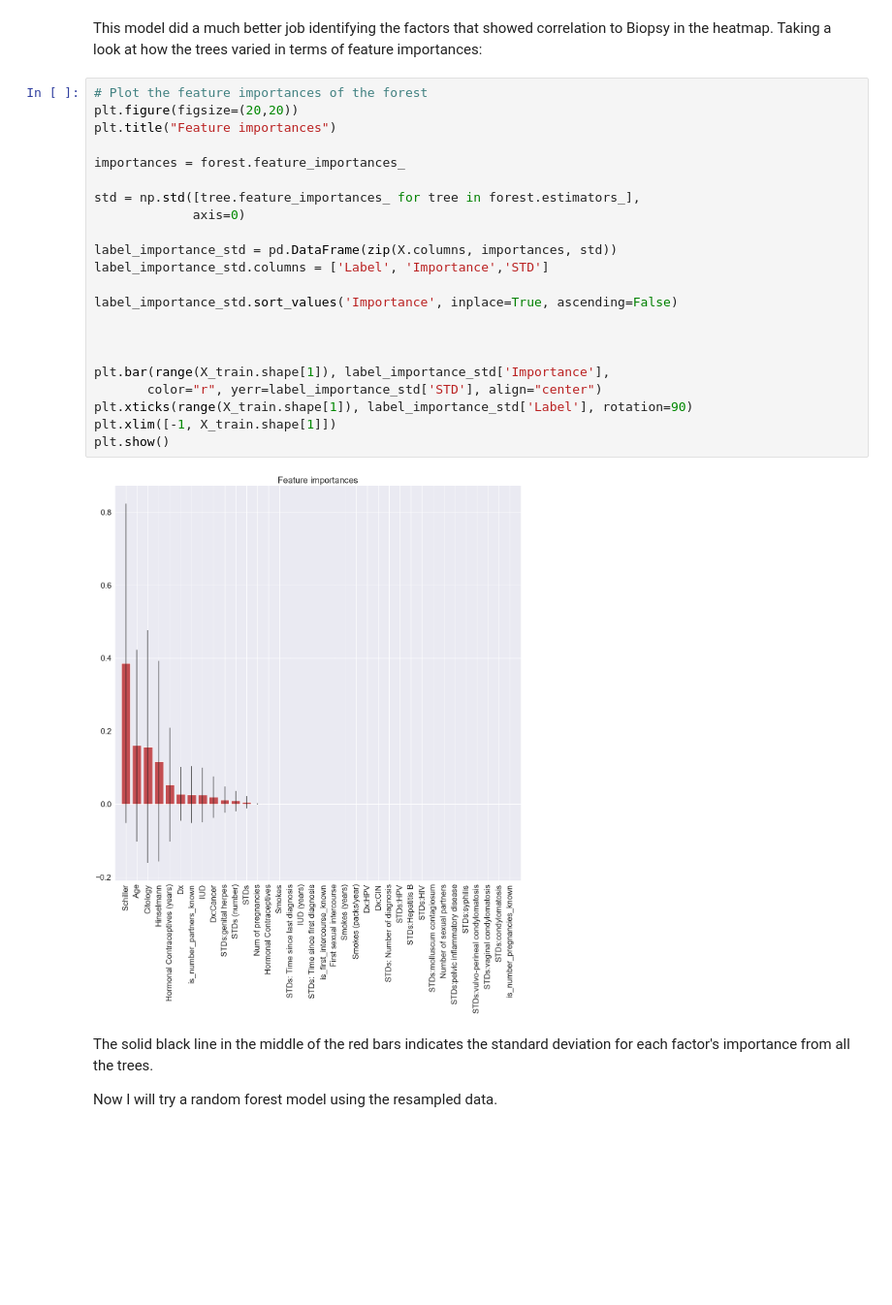
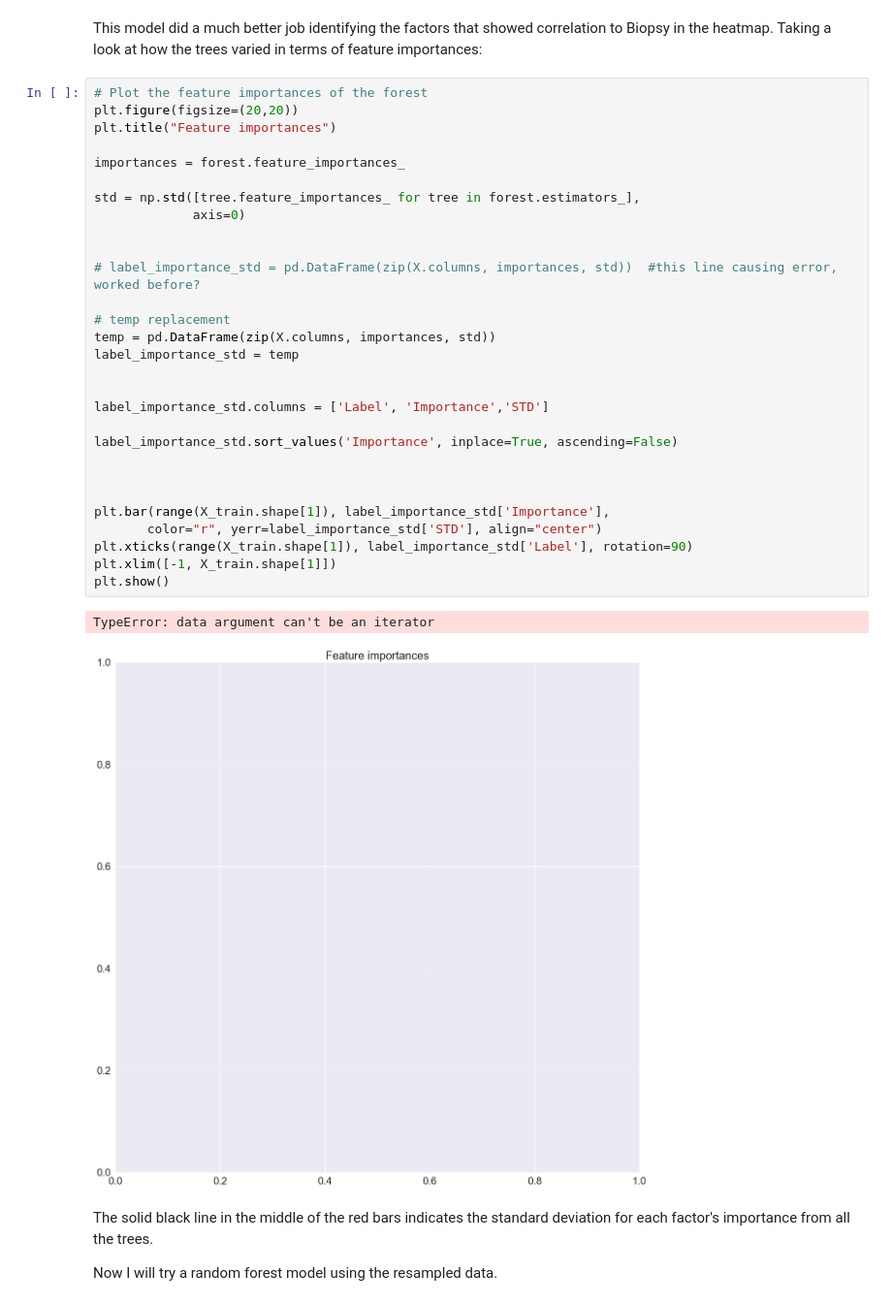
Before and after one commit to giorosati/dsc-3-final-project-online-ds-pt-100118, a Jupyter notebook: student_v2.ipynb, the cells around one changed output. Shown at 97% size. Cells and saved outputs as stored; diff of their text form; blank space fills up the shorter version.

```diff
--- a/student_v2.ipynb
+++ b/student_v2.ipynb
@@ -1373,27 +1386,35 @@ Taking a look at how the trees varied in terms of feature importances:
 # %%
 # Plot the feature importances of the forest
 plt.figure(figsize=(20,20))
 plt.title("Feature importances")
 
 importances = forest.feature_importances_
 
 std = np.std([tree.feature_importances_ for tree in forest.estimators_],
              axis=0)
 
-label_importance_std = pd.DataFrame(zip(X.columns, importances, std))
+
+# label_importance_std = pd.DataFrame(zip(X.columns, importances, std))  #this line causing error, worked before?
+
+# temp replacement
+temp = pd.DataFrame(zip(X.columns, importances, std))
+label_importance_std = temp
+
+
 label_importance_std.columns = ['Label', 'Importance','STD']
 
 label_importance_std.sort_values('Importance', inplace=True, ascending=False)
 
 
 
 plt.bar(range(X_train.shape[1]), label_importance_std['Importance'],
        color="r", yerr=label_importance_std['STD'], align="center")
 plt.xticks(range(X_train.shape[1]), label_importance_std['Label'], rotation=90)
 plt.xlim([-1, X_train.shape[1]])
 plt.show()
 # %% [output]
+TypeError: data argument can't be an iterator
-[figure, old version]
+[figure, new version]
 # %% [markdown]
 The solid black line in the middle of the red bars indicates the standard deviation for each factor's importance from all the trees.
 
```
Also changed, not shown: parts of 24 cells of this notebook, 4 other files.
